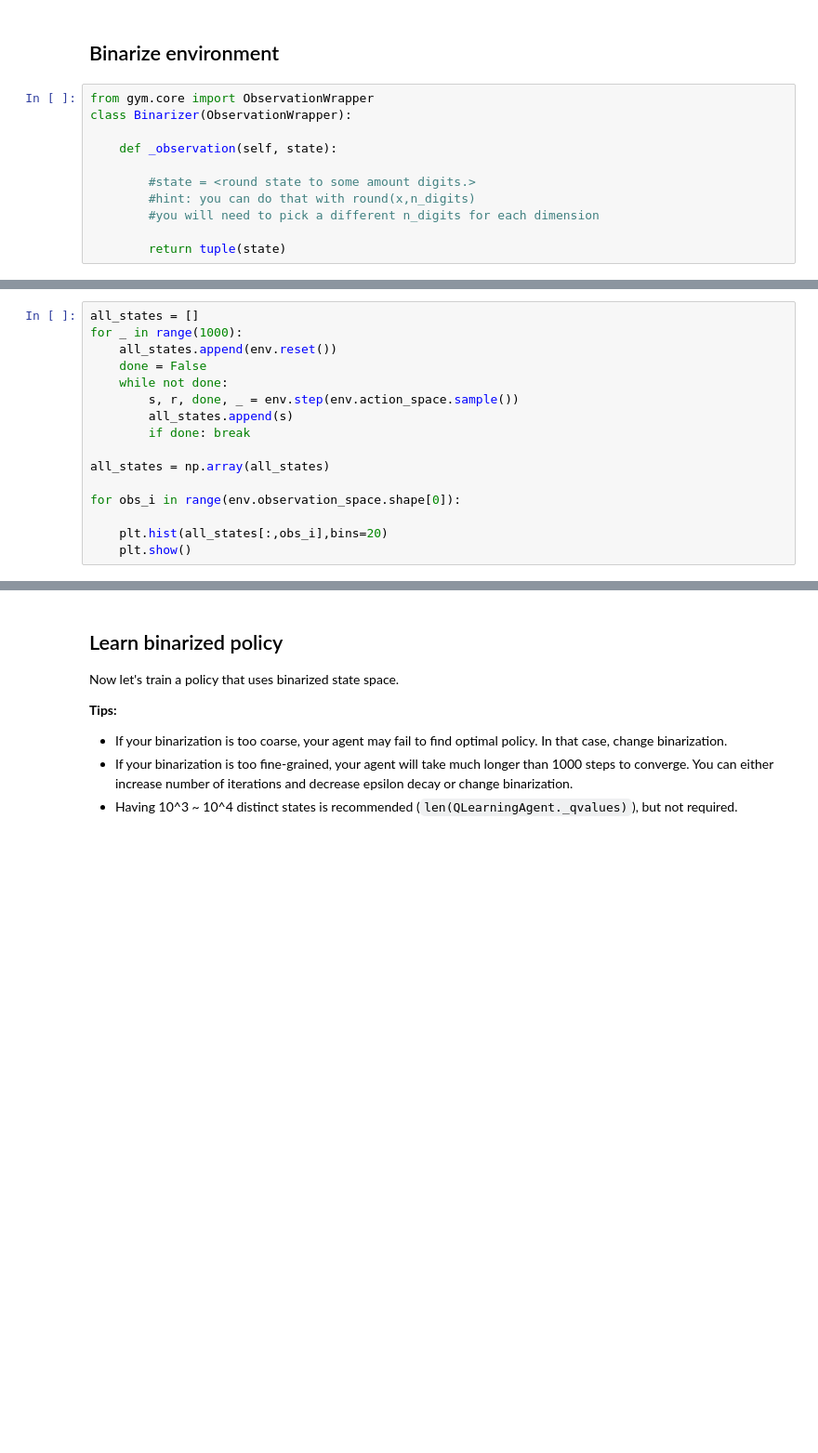
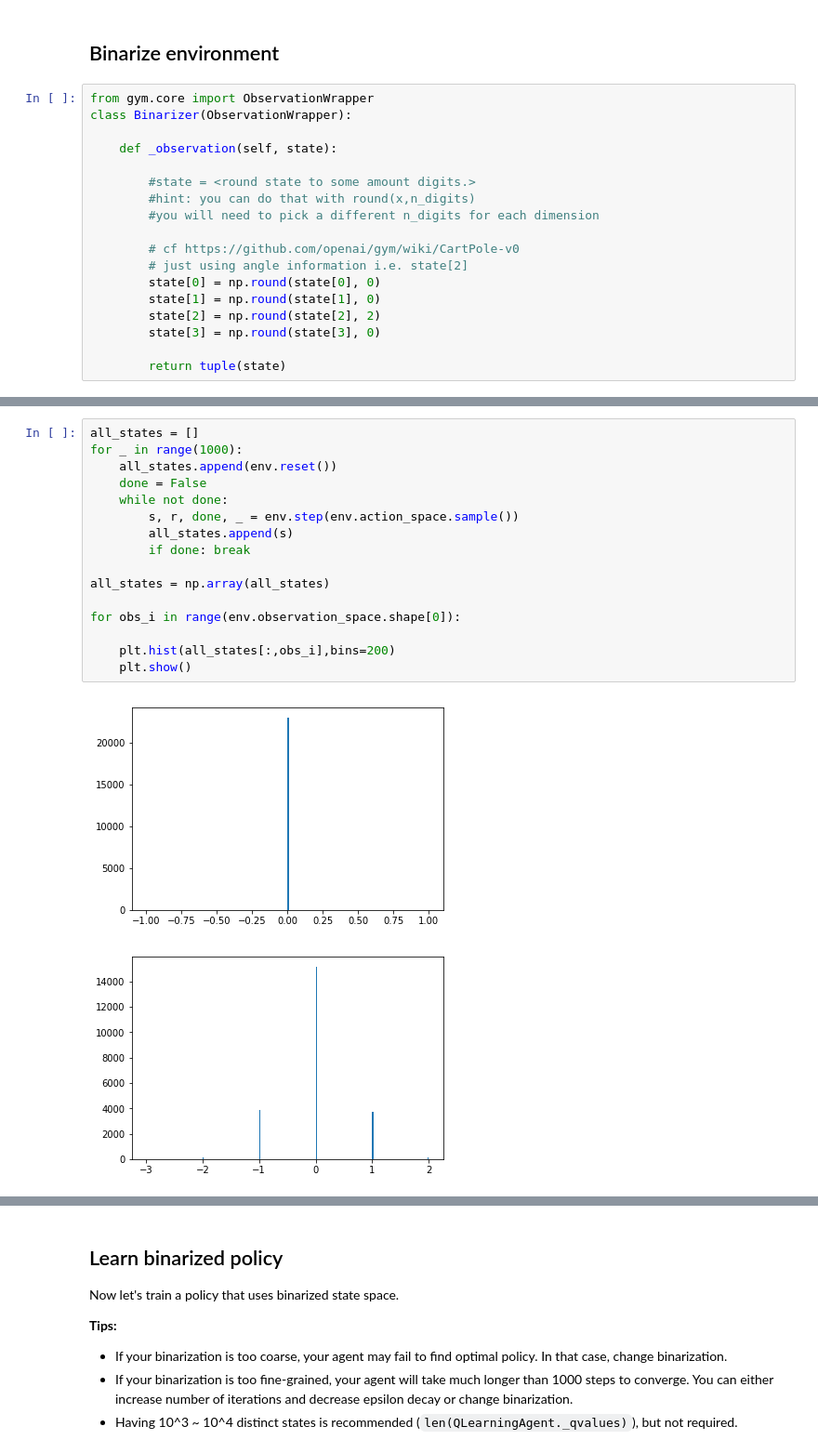
Before and after one commit to PhilippeW83440/Reinforcement-Learning, a Jupyter notebook: coursera-PratcticalRL/W3/qlearning.ipynb, the cells around one changed output, grey strips where cells are left out. Shown: that part at 93% size. Saved outputs shown, nothing was run; the diff lists cells and outputs as text; blank space fills up the shorter version.

```diff
--- a/coursera-PratcticalRL/W3/qlearning.ipynb
+++ b/coursera-PratcticalRL/W3/qlearning.ipynb
@@ -242,6 +369,13 @@ class Binarizer(ObservationWrapper):
         #hint: you can do that with round(x,n_digits)
         #you will need to pick a different n_digits for each dimension
 
+        # cf https://github.com/openai/gym/wiki/CartPole-v0
+        # just using angle information i.e. state[2]
+        state[0] = np.round(state[0], 0)
+        state[1] = np.round(state[1], 0)
+        state[2] = np.round(state[2], 2)
+        state[3] = np.round(state[3], 0)
+
         return tuple(state)
 # %%
 env = Binarizer(gym.make("CartPole-v0"))
@@ -248,16 +384,19 @@ env = Binarizer(gym.make("CartPole-v0"))
 # %%
 all_states = []
 for _ in range(1000):
     all_states.append(env.reset())
     done = False
     while not done:
         s, r, done, _ = env.step(env.action_space.sample())
         all_states.append(s)
         if done: break
 
 all_states = np.array(all_states)
 
 for obs_i in range(env.observation_space.shape[0]):
 
-    plt.hist(all_states[:,obs_i],bins=20)
+    plt.hist(all_states[:,obs_i],bins=200)
     plt.show()
+# %% [output]
+[figure, added]
+[figure, added]
```
Also changed, not shown: parts of 22 cells of this notebook, 2 other files.
